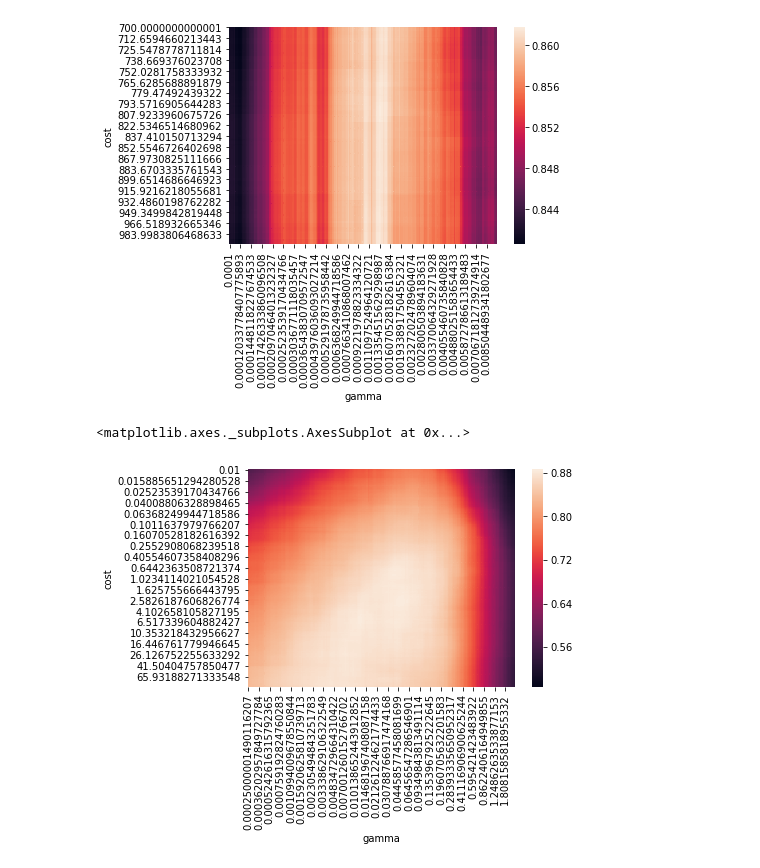
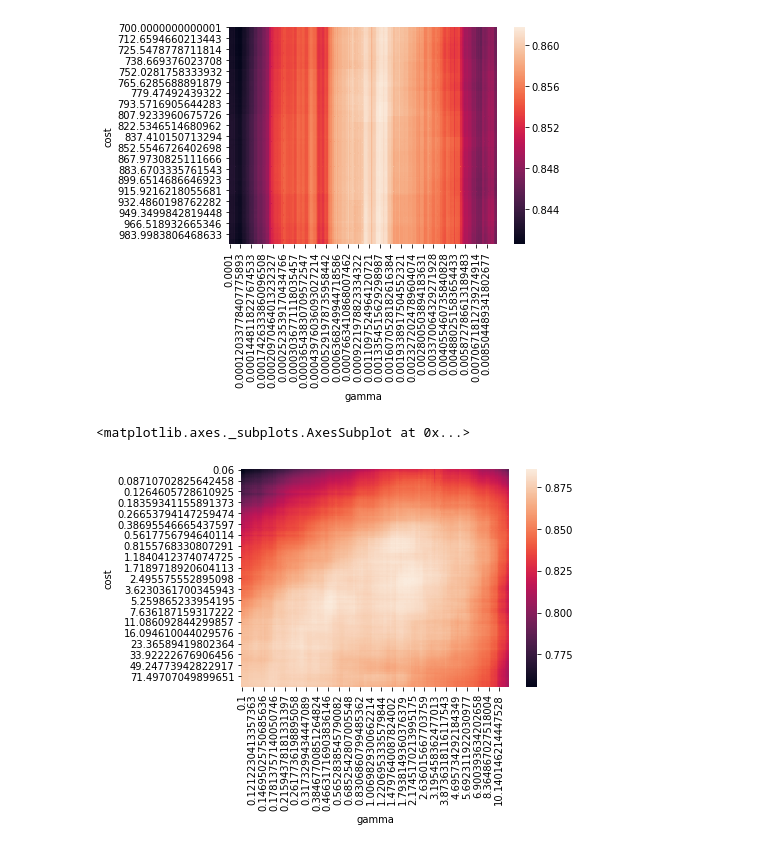
Before and after one commit to PGijsbers/symbolicdefaults, a Jupyter notebook: Surrogates.ipynb, the cells around one changed output. Cells and saved outputs as stored; diff of their text form; code cells hidden in the pictures.

Commit message:
Fix bug in surrogates

```diff
--- a/Surrogates.ipynb
+++ b/Surrogates.ipynb
@@ -350,23 +350,25 @@ sns.heatmap(surrogate_pivot)
 <matplotlib.axes._subplots.AxesSubplot at 0x...>
 [figure]
 # %%
-# Warp with metafeatures
+# Warp with metafeatures m, mkd
+costs =  np.geomspace(6e-2, 100, 200)
+gammas = np.geomspace(1e-1, 12, 200)
+configurations = list(itertools.product(costs, gammas))
 surrogate_scores = pd.DataFrame(list(configurations), columns=['cost','gamma'])
+
 
 for task, surrogate in problem.surrogates.items():
     if (task in problem.metadata.index):
-        costs =  np.geomspace(1e-2, 100, 200) * problem.metadata.loc[task, "m"]
-        gammas = np.geomspace(1e-2, 100, 200) * problem.metadata.loc[task,"mkd"]
-        configurations = list(itertools.product(costs, gammas))
-        scores = surrogate.predict(configurations)
+        cfgs = list(itertools.product(costs * problem.metadata.loc[task, "m"], gammas * problem.metadata.loc[task,"mkd"]))
+        scores = surrogate.predict(cfgs)
         surrogate_scores[task] = scores
 
 surrogate_scores["mean"] = surrogate_scores.iloc[:, 2:].mean(axis=1)
 
 surrogate_pivot = surrogate_scores.pivot("cost", "gamma", "mean")
 sns.heatmap(surrogate_pivot)
 # %% [output]
 <matplotlib.axes._subplots.AxesSubplot at 0x...>
-[figure, old version]
+[figure, new version]
 # %%
 # Warp with metafeatures 1 / (p*xvar)
```
Also changed, not shown: parts of 8 cells of this notebook, 1 other file.
